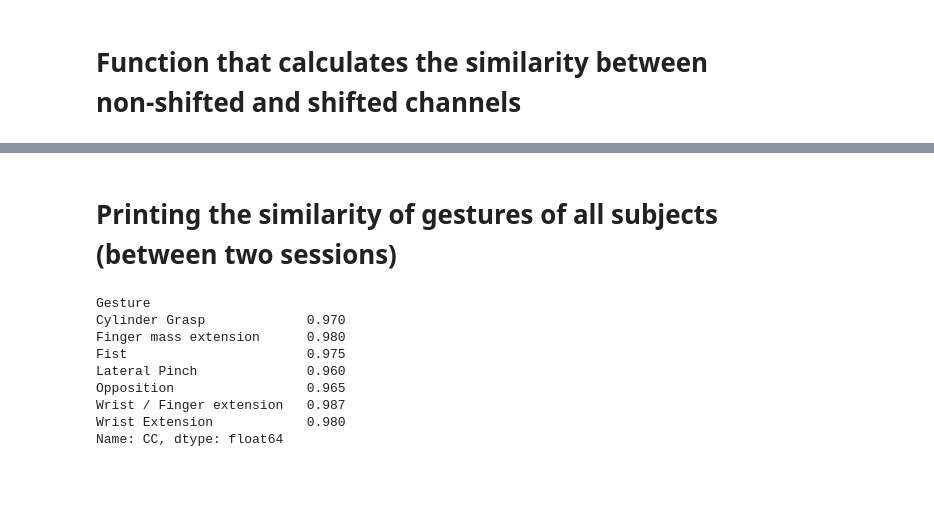
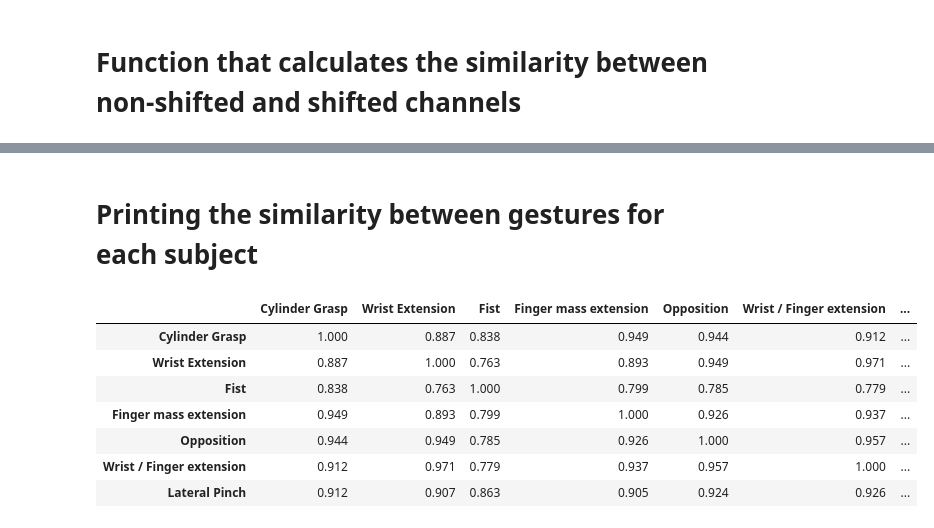
Before and after one commit to haopinglin0907/Projects_Hao, a Jupyter notebook: MyoPanda/Cross_correlation/Cross-correlation.ipynb, the cells around one changed output, grey strips where cells are left out. Cells and saved outputs as stored; diff of their text form; code cells hidden in the pictures; blank space fills up the shorter version.

```diff
--- a/MyoPanda/Cross_correlation/Cross-correlation.ipynb
+++ b/MyoPanda/Cross_correlation/Cross-correlation.ipynb
@@ -205,15 +246,2 @@ Lateral Pinch: 0.98
 # %% [markdown]
-# Printing the similarity of gestures of all subjects (between two sessions)
+# Printing the similarity between gestures for each subject
-# %%
-stats = pd.DataFrame(stats)
-stats.groupby('Gesture')['CC'].mean()
-# %% [output]
-Gesture
-Cylinder Grasp             0.970
-Finger mass extension      0.980
-Fist                       0.975
-Lateral Pinch              0.960
-Opposition                 0.965
-Wrist / Finger extension   0.987
-Wrist Extension            0.980
-Name: CC, dtype: float64
@@ -219,0 +258,11 @@ Name: CC, dtype: float64
+# %%
+correlation_df
+# %% [output]
+|  | Cylinder Grasp | Wrist Extension | Fist | Finger mass extension | Opposition | Wrist / Finger extension | ... |
+| Cylinder Grasp | 1.000 | 0.887 | 0.838 | 0.949 | 0.944 | 0.912 | ... |
+| Wrist Extension | 0.887 | 1.000 | 0.763 | 0.893 | 0.949 | 0.971 | ... |
+| Fist | 0.838 | 0.763 | 1.000 | 0.799 | 0.785 | 0.779 | ... |
+| Finger mass extension | 0.949 | 0.893 | 0.799 | 1.000 | 0.926 | 0.937 | ... |
+| Opposition | 0.944 | 0.949 | 0.785 | 0.926 | 1.000 | 0.957 | ... |
+| Wrist / Finger extension | 0.912 | 0.971 | 0.779 | 0.937 | 0.957 | 1.000 | ... |
+| Lateral Pinch | 0.912 | 0.907 | 0.863 | 0.905 | 0.924 | 0.926 | ... |
```
Also changed, not shown: parts of 9 cells of this notebook, 1 other file.
